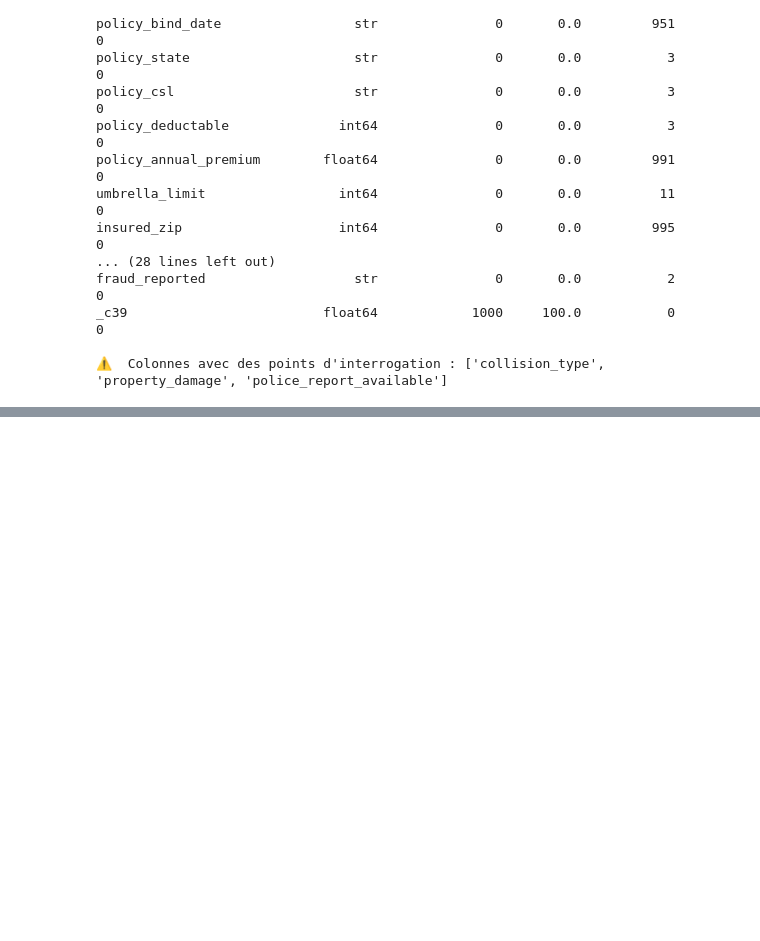
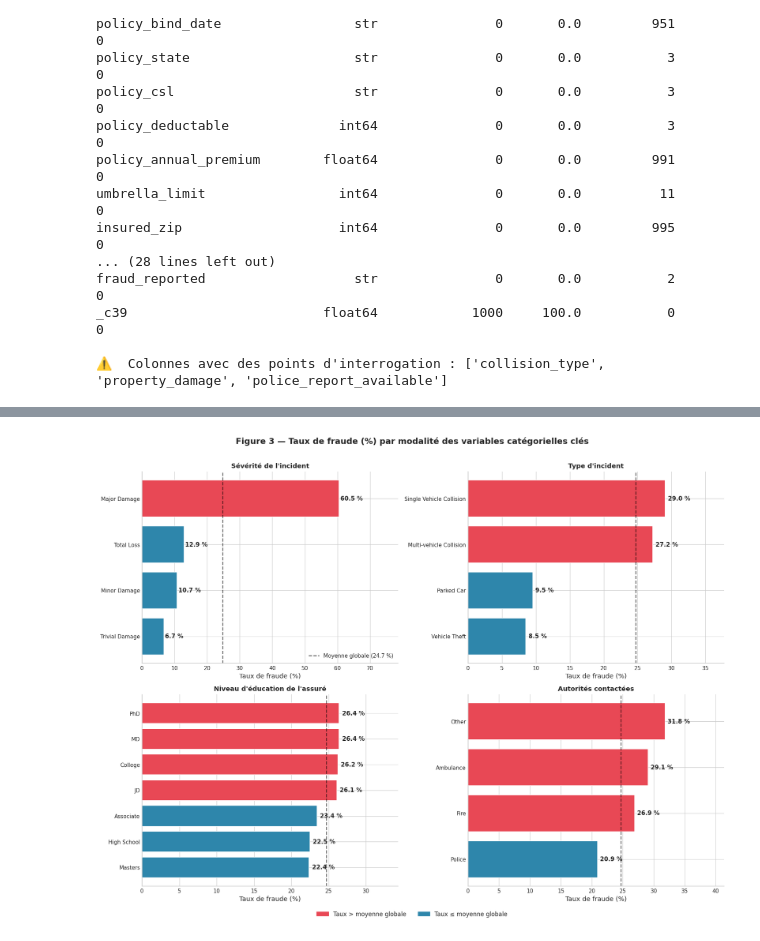
Before and after one commit to DataScientest-Studio/sep25cds_predisinistre, a Jupyter notebook: reports/Pre_Sinistre_Rendu1.ipynb, the cells around one changed output, grey strips where cells are left out. Drawn from its saved outputs; the diff is of its cells as text; code cells hidden in the pictures; blank space fills up the shorter version.

```diff
--- a/reports/Pre_Sinistre_Rendu1.ipynb
+++ b/reports/Pre_Sinistre_Rendu1.ipynb
@@ -183,0 +439,81 @@ _c39                         float64            1000     100.0           0
+# %%
+# ─────────────────────────────────────────────────────────────────
+# FIGURE 3 — Taux de fraude par variables catégorielles clés
+# ─────────────────────────────────────────────────────────────────
+#
+# OBJECTIF : identifier les modalités catégorielles sur-représentées
+# dans les dossiers frauduleux. On trace le taux de fraude moyen
+# par modalité, avec une ligne de référence = moyenne globale.
+#
+# NOTE : les '?' sont EXCLUS du calcul pour ne pas biaiser les taux.
+# ─────────────────────────────────────────────────────────────────
+
+# Créer une variable cible binaire temporaire
+df['fraud_bin'] = (df['fraud_reported'] == 'Y').astype(int)
+global_fraud_rate = df['fraud_bin'].mean()  # taux de fraude global = 24.7 %
+
+cat_vars_plot  = ['incident_severity', 'incident_type',
+                  'insured_education_level', 'authorities_contacted']
+cat_vars_label = ["Sévérité de l'incident", "Type d'incident",
+                  "Niveau d'éducation de l'assuré", "Autorités contactées"]
+
+fig, axes = plt.subplots(2, 2, figsize=(15, 11))
+fig.suptitle('Figure 3 — Taux de fraude (%) par modalité des variables catégorielles clés',
+             fontsize=14, fontweight='bold', y=1.01)
+axes = axes.flatten()
+
+for i, (var, lbl) in enumerate(zip(cat_vars_plot, cat_vars_label)):
+    # Filtrer les NaN et les '?'
+    d = df.dropna(subset=[var])
+    d = d[d[var] != '?']
+
+    # Calcul du taux de fraude par modalité
+    fraud_rate = d.groupby(var)['fraud_bin'].mean().sort_values() * 100
+
+    # Colorer en rouge les modalités > moyenne globale
+    bar_colors = [COLOR_FRAUD if v > global_fraud_rate * 100 else COLOR_NON_FRAUD
+                  for v in fraud_rate.values]
+
+    bars = axes[i].barh(fraud_rate.index, fraud_rate.values,
+                         color=bar_colors, edgecolor='white', linewidth=1)
+    # Annoter chaque barre avec son taux
+    for bar, val in zip(bars, fraud_rate.values):
+        axes[i].text(val + 0.4, bar.get_y() + bar.get_height() / 2,
+                     f'{val:.1f} %', va='center', fontsize=10, fontweight='bold')
+
+    # Ligne de référence = moyenne globale
+    axes[i].axvline(global_fraud_rate * 100, color='black', linestyle='--',
+                    alpha=0.6, linewidth=1.5,
+                    label=f'Moyenne globale ({global_fraud_rate*100:.1f} %)')
+
+    axes[i].set_title(lbl, fontsize=11, fontweight='bold')
+    axes[i].set_xlabel('Taux de fraude (%)')
+    axes[i].set_xlim(0, fraud_rate.max() * 1.3)
+    axes[i].spines[['top', 'right']].set_visible(False)
+    if i == 0:
+        axes[i].legend(fontsize=9)
+
+# Légende commune pour les couleurs
+patch_above = mpatches.Patch(color=COLOR_FRAUD,     label='Taux > moyenne globale')
+patch_below = mpatches.Patch(color=COLOR_NON_FRAUD, label='Taux ≤ moyenne globale')
+fig.legend(handles=[patch_above, patch_below], loc='lower center',
+           ncol=2, fontsize=10, bbox_to_anchor=(0.5, -0.03))
+
+plt.tight_layout()
+plt.savefig('fig3_fraud_rate_categorical.png', dpi=150, bbox_inches='tight')
+plt.show()
+
+# Nettoyage
+df.drop(columns=['fraud_bin'], inplace=True)
+
+# ── Interprétation ──────────────────────────────────────────────
+print('─── Interprétation — Figure 3 ─────────────────────────────')
+print('  • Sévérité : "Total Loss" présente le taux de fraude le plus élevé (>30 %)')
+print('    → logique métier : la perte totale maximise le remboursement')
+print('  • Type : "Vehicle Theft" est sur-représenté parmi les fraudes')
+print('  • Éducation : les niveaux JD/MD (professions juridiques/médicales)')
+print('    affichent des taux légèrement supérieurs (connaissance des clauses)')
+print('  • Autorités : "None" (aucune autorité contactée) = signal d\'alerte fort')
+print('  → Ces variables seront des features importantes pour les modèles ML')
+# %% [output]
+[figure, added]
```
Also changed, not shown: parts of 11 cells of this notebook.
